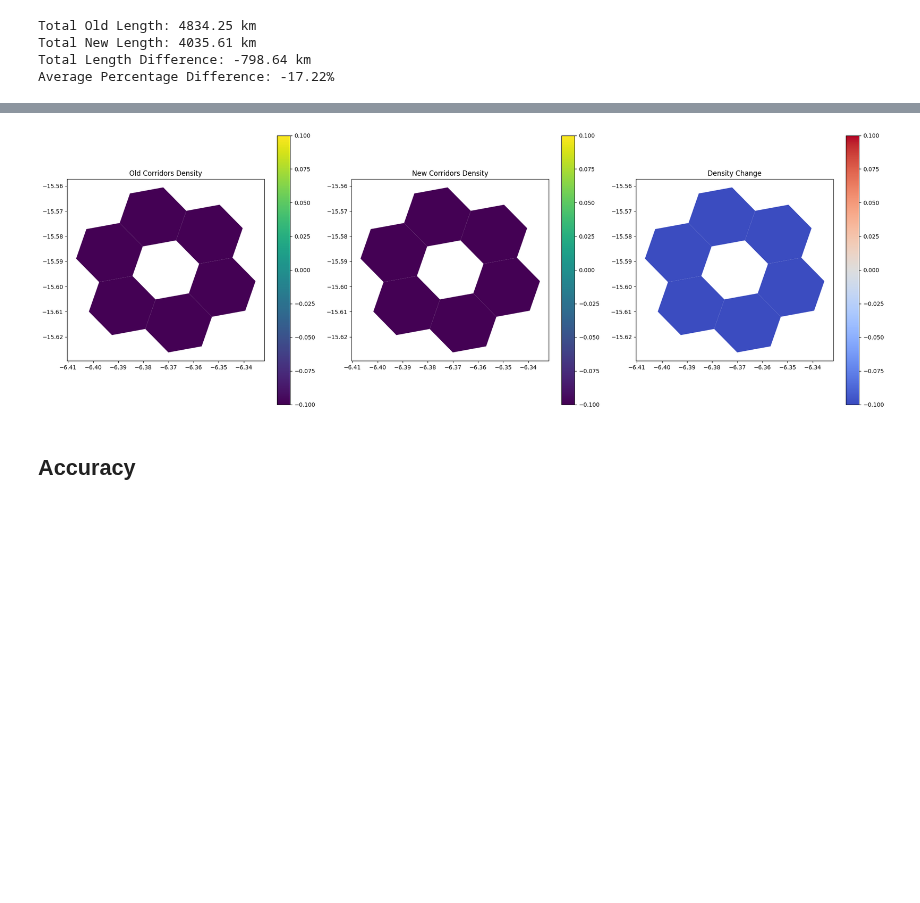
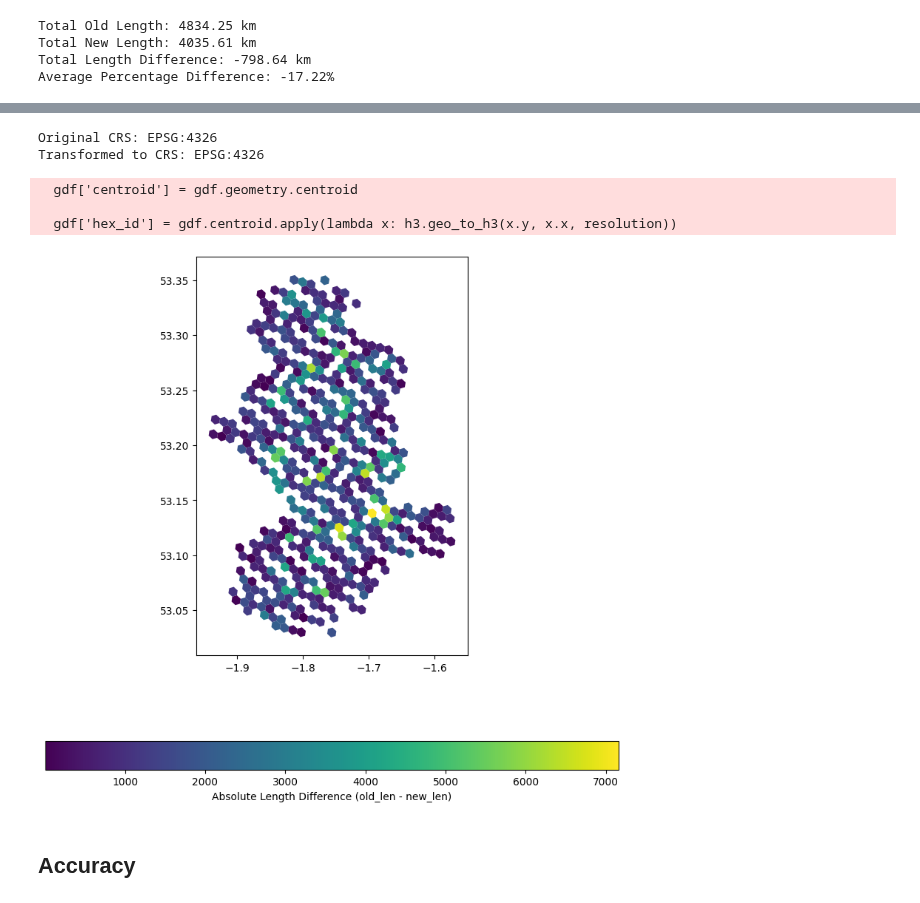
Before and after one commit to pdnpa/cnn-boundaries, a Jupyter notebook: notebooks/label-analysis.ipynb, the cells around one changed output, grey strips where cells are left out. Cells and saved outputs as stored; diff of their text form; code cells hidden in the pictures; blank space fills up the shorter version.

```diff
--- a/notebooks/label-analysis.ipynb
+++ b/notebooks/label-analysis.ipynb
@@ -245,35 +232,47 @@ hexbins = hexbin_from_gdf(oldcorridors, hexagon_size)
-# %%
-# Correcting Spatial Join Operation
-# Make sure 'hexbins' has an index column that can be used for grouping after join
-hexbins['hex_id'] = hexbins.index
-
-# For both old and new corridors, perform spatial join and calculate counts per hexbin
-def calculate_density(hexbins, corridors):
-    joined = gpd.sjoin(hexbins, corridors, how="inner", op='intersects')
-    density = joined.groupby('hex_id').size()
-    return density.reindex(hexbins['hex_id'], fill_value=0)
-
-# Calculate densities
-old_density = calculate_density(hexbins, oldcorridors)
-new_density = calculate_density(hexbins, newcorridors)
-
-# Add densities to hexbins GeoDataFrame
-hexbins['old_density'] = old_density
-hexbins['new_density'] = new_density
-hexbins['density_change'] = hexbins['new_density'] - hexbins['old_density']
-
-# Visualization
-fig, axes = plt.subplots(1, 3, figsize=(21, 7))
-hexbins.plot(column='old_density', ax=axes[0], legend=True, cmap='viridis')
-axes[0].set_title('Old Corridors Density')
-hexbins.plot(column='new_density', ax=axes[1], legend=True, cmap='viridis')
-axes[1].set_title('New Corridors Density')
-hexbins.plot(column='density_change', ax=axes[2], legend=True, cmap='coolwarm')
-axes[2].set_title('Density Change')
-plt.tight_layout()
-plt.show()
-# %% [output]
-[figure, removed]
+# %%
+# Read in your grid GeoDataFrame and transform it to WGS84
+gdf = gpd.read_file("../content/1950-corridors/osgrid_with_lengths.shp")
+gdf = gdf.to_crs('EPSG:4326')  # Convert to WGS 84
+gdf['diff_len'] = df['diff_len'].abs()
+# Check the CRS and transform if necessary
+print(f"Original CRS: {gdf.crs}")
+target_crs = 'EPSG:4326'  # Set the target CRS to WGS84 for compatibility with h3
+gdf = gdf.to_crs(target_crs)
+print(f"Transformed to CRS: {gdf.crs}")
+
+# Calculate the centroids of the squares in latitude and longitude
+gdf['centroid'] = gdf.geometry.centroid
+
+# Determine the hexbin ID for each centroid at the desired resolution
+resolution = 8  # Adjust resolution, higher number means smaller hexagons
+
+# Ensure you are using latitude (y) and longitude (x) in correct order for h3
+gdf['hex_id'] = gdf.centroid.apply(lambda x: h3.geo_to_h3(x.y, x.x, resolution))
+
+# Flatten the list of hexes and duplicate the data for each hex in the original grid square
+rows = []
+for idx, row in gdf.iterrows():
+    new_row = row.to_dict()
+    new_row['geometry'] = Polygon(h3.h3_to_geo_boundary(row['hex_id'], geo_json=True))
+    rows.append(new_row)
+
+# Create a new GeoDataFrame from the rows
+hexbin_gdf = gpd.GeoDataFrame(rows, geometry='geometry', crs=target_crs)
+
+# Plot the hexbin map
+fig, ax = plt.subplots(figsize=(10, 10))
+hexbin_gdf.plot(ax=ax, column='diff_len', cmap='viridis', legend=True,
+                legend_kwds={'label': "Absolute Length Difference (old_len - new_len)",
+                             'orientation': "horizontal"})
+
+plt.show()
+# %% [output]
+Original CRS: EPSG:4326
+Transformed to CRS: EPSG:4326
+  gdf['centroid'] = gdf.geometry.centroid
+
+  gdf['hex_id'] = gdf.centroid.apply(lambda x: h3.geo_to_h3(x.y, x.x, resolution))
+[figure, added]
 # %% [markdown]
 ## Accuracy
 # %%
```
Also changed, not shown: parts of 3 cells of this notebook, 6 other files.
